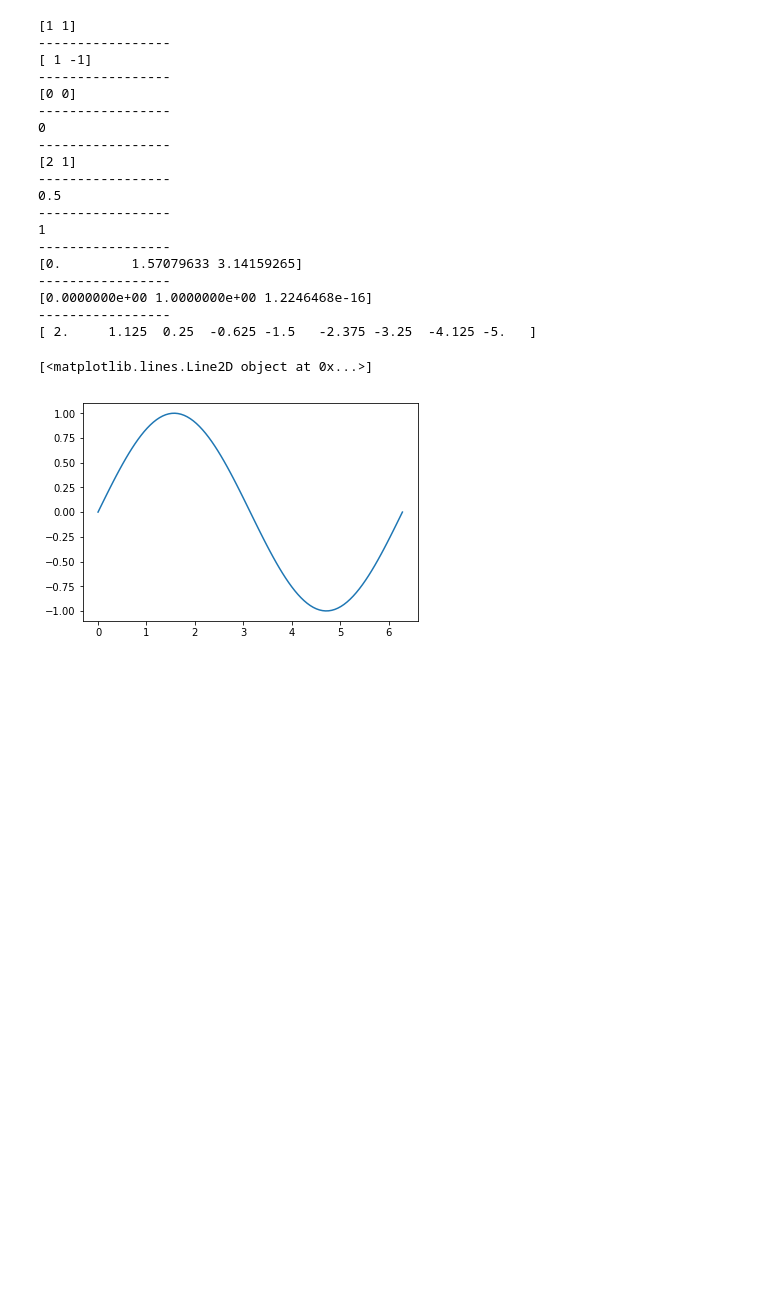
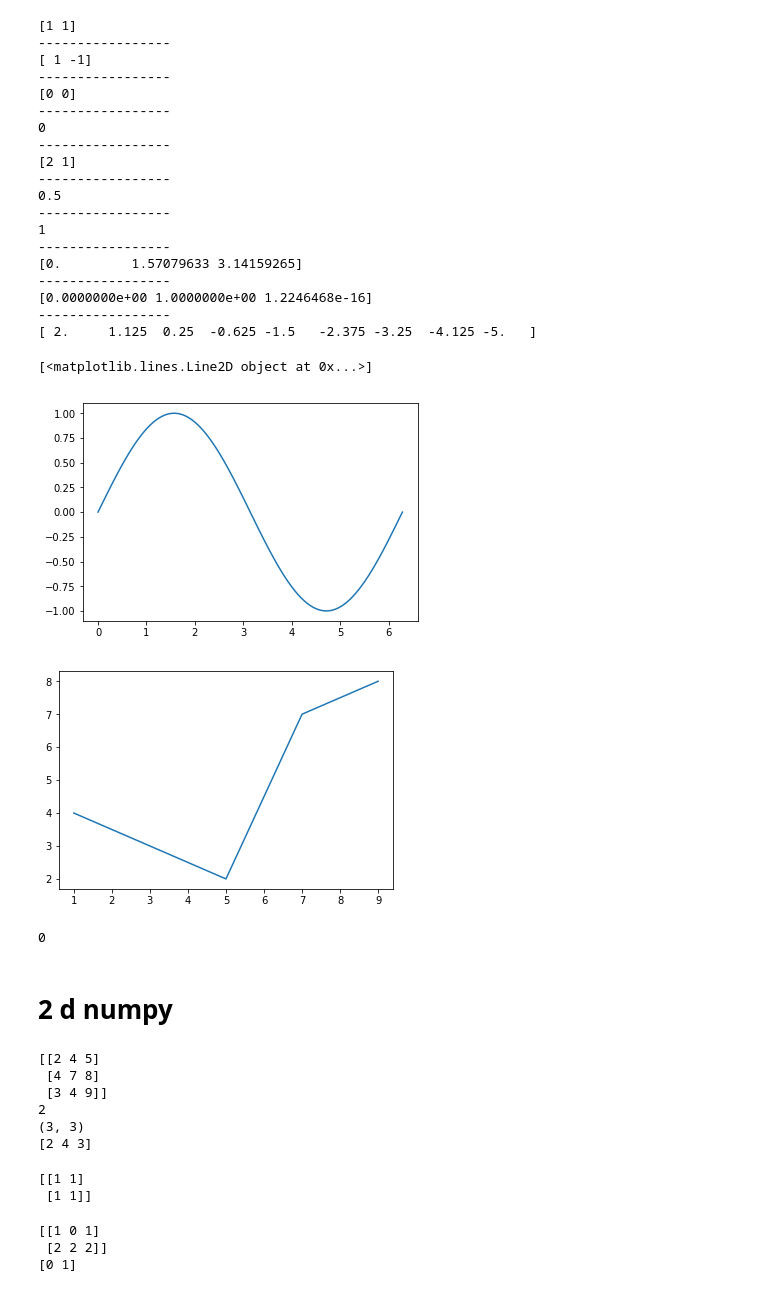
Before and after one commit to tushar439/Jupyter-notebooks-practice, a Jupyter notebook: Untitled.ipynb, the cells around one changed output. Cells and saved outputs as stored; diff of their text form; code cells hidden in the pictures; blank space fills up the shorter version.

```diff
--- a/Untitled.ipynb
+++ b/Untitled.ipynb
@@ -939,7 +939,54 @@ c=plt.plot(a,b)
 # %%
 import numpy as np
 import matplotlib.pyplot as plt
 %matplotlib inline
-a = np.array([1,3,5,7,9])
-b=np.sin(a)
+a = np.array([1,3,5,7,9])a=np.array([-1,1])
+b=np.array([1,1])
+np.dot(a,b)
+b= np.array([4,3,2,7,8])
 c=plt.plot(a,b)
+# %% [output]
+[figure, added]
+# %%
+a=np.array([-1,1])
+b=np.array([1,1])
+np.dot(a,b)
+# %% [output]
+0
+# %% [markdown]
+# 2 d numpy
+# %%
+a=[[2,4,5],[4,7,8],[3,4,9]]
+x=np.array(a)
+print(x)
+n=x.ndim
+shape=x.shape
+print(n)
+print(shape)
+slic=x[0:3,0]
+print(slic)
+# %% [output]
+[[2 4 5]
+ [4 7 8]
+ [3 4 9]]
+2
+(3, 3)
+[2 4 3]
+# %%
+import numpy as np
+X=np.array([[1,0],[0,1]])
+Y=np.array([[0,1],[1,0]])
+Z=X+Y
+print(Z)
+# %% [output]
+[[1 1]
+ [1 1]]
+# %%
+X=np.array([[1,0,1],[2,2,2]])
+out=X[0,1:3]
+print(X)
+print(out)
+# %% [output]
+[[1 0 1]
+ [2 2 2]]
+[0 1]
```
Also changed, not shown: parts of 1 cell of this notebook.
